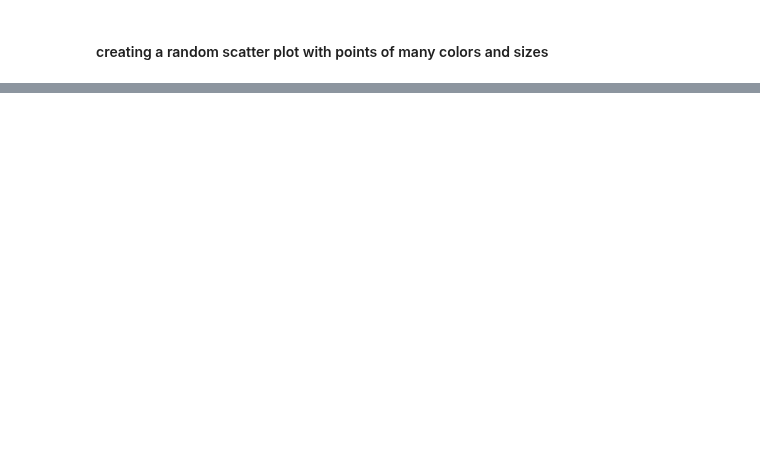
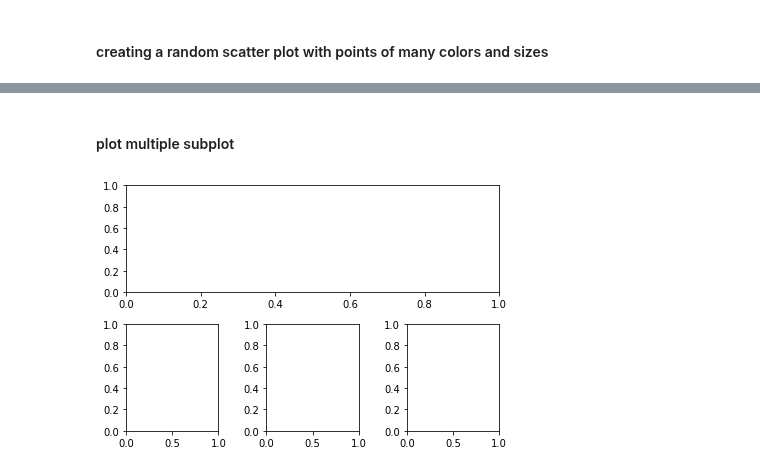
Before and after one commit to w26738/Notebook, a Jupyter notebook: data_analysis/matplotlib_101.ipynb, the cells around one changed output, grey strips where cells are left out. Drawn from its saved outputs; the diff is of its cells as text; code cells hidden in the pictures; blank space fills up the shorter version.

```diff
--- a/data_analysis/matplotlib_101.ipynb
+++ b/data_analysis/matplotlib_101.ipynb
@@ -199 +215,13 @@ plt.colorbar()
 [figure]
+# %% [markdown]
+#### plot multiple subplot
+# %%
+fig = plt.figure()
+ax1 = fig.add_subplot(211)
+ax2 = fig.add_subplot(234)
+ax3 = fig.add_subplot(2,3,5)
+ax4 = fig.add_subplot(2,3,6)
+
+plt.tight_layout()
+# %% [output]
+[figure, added]
```
Also changed, not shown: parts of 19 cells of this notebook.
